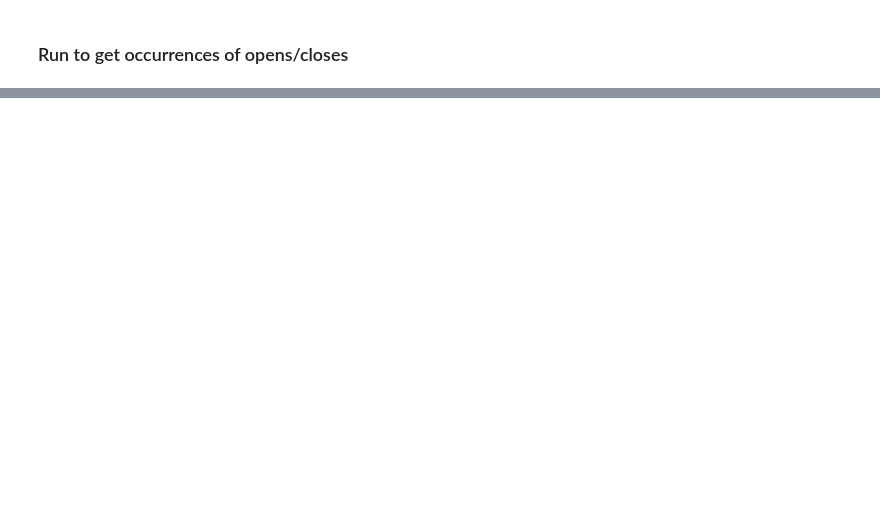
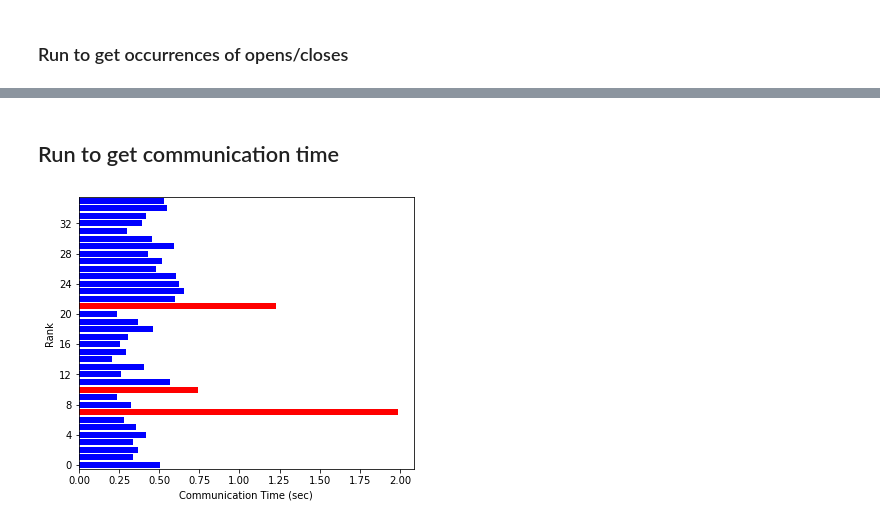
Before and after one commit to anaveroneze/ldms-darshan-analysis, a Jupyter notebook: code/ldms-darshan.ipynb, the cells around one changed output, grey strips where cells are left out. Cells and saved outputs as stored; diff of their text form; code cells hidden in the pictures; blank space fills up the shorter version.

```diff
--- a/code/ldms-darshan.ipynb
+++ b/code/ldms-darshan.ipynb
@@ -455,0 +492,7 @@ Execution time: 16.654547691345215 seconds
+# %% [markdown]
+## Run to get communication time
+# %%
+df_all = pd.read_csv(INPUTFILE, engine="pyarrow")
+plot_communication_time(df_all)
+# %% [output]
+[figure, added]
```
Also changed, not shown: parts of 11 cells of this notebook.
